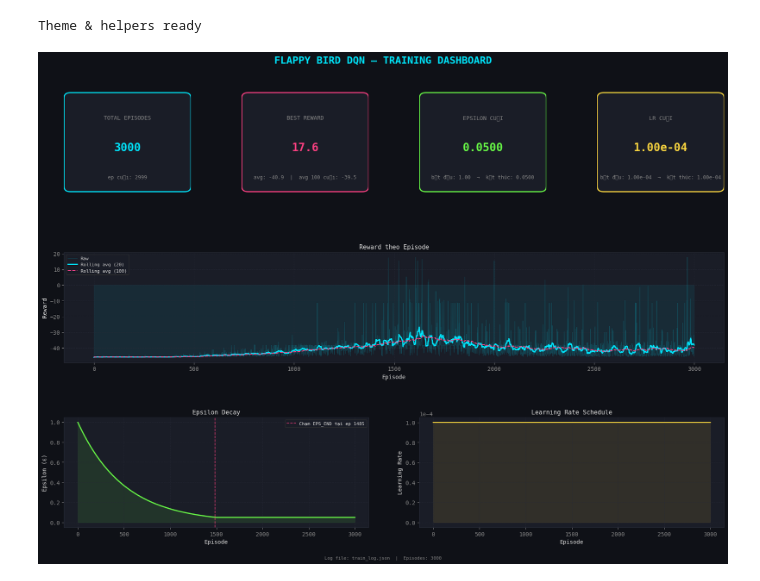
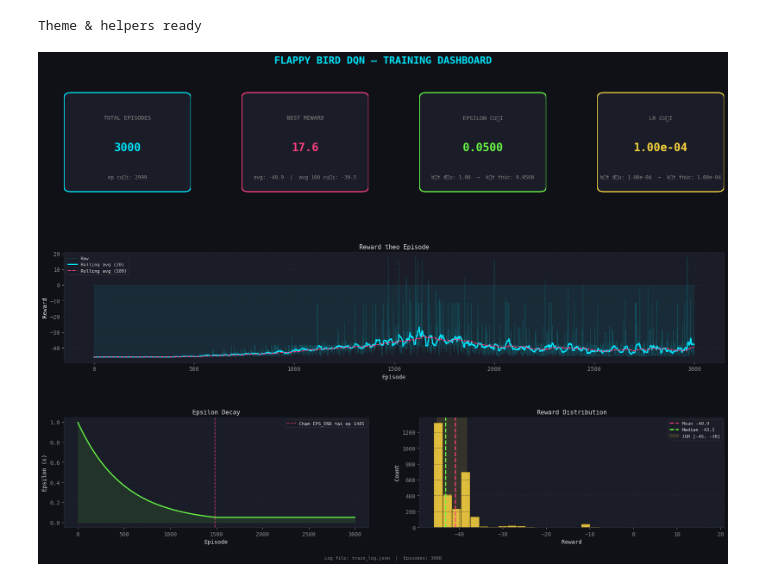
Before and after one commit to vuong01062005/Flappy-Bird---RL, a Jupyter notebook: evaluate.ipynb, the cells around one changed output. Drawn from its saved outputs; the diff is of its cells as text; code cells hidden in the pictures.

```diff
--- a/evaluate.ipynb
+++ b/evaluate.ipynb
@@ -49,7 +49,7 @@ from matplotlib.patches import FancyBboxPatch
 %matplotlib inline
 # %%
 MODEL_PATH = "./models/flappy_dqn_2800.pth"
-NUM_EPISODES = 200
+NUM_EPISODES = 100
 OUTPUT_FILE = "eval_results.json"
 # %%
 def count_pipes(env_log):
@@ -424,43 +433,44 @@ ax1.set_xlabel("Episode")
 ax1.set_ylabel("Reward")
 ax1.legend(fontsize=8, facecolor=PANEL, edgecolor="#333")
 ax1.grid(True)
 
 # ── Row 2 left: Epsilon decay ─────────────────────────────────────────────────
 ax2 = fig.add_subplot(gs[2, :2])
 ax2.plot(eps, epsilons, color=ACCENT3, linewidth=2)
 ax2.fill_between(eps, epsilons, alpha=0.1, color=ACCENT3)
 # Đánh dấu điểm epsilon chạm EPS_END
 eps_end_idx = next((i for i, e in enumerate(epsilons) if e <= 0.051), None)
 if eps_end_idx:
     ax2.axvline(eps[eps_end_idx], color=ACCENT2, linestyle="--",
                 linewidth=1.2, alpha=0.8,
                 label=f"Chạm EPS_END tại ep {eps[eps_end_idx]}")
     ax2.legend(fontsize=8, facecolor=PANEL, edgecolor="#333")
 ax2.set_title("Epsilon Decay", color=TEXT, fontsize=11)
 ax2.set_xlabel("Episode")
 ax2.set_ylabel("Epsilon (ε)")
 ax2.grid(True)
 
-# ── Row 2 right: Learning rate schedule ──────────────────────────────────────
+# ── Row 2 right: Reward Distribution ────────────────────────────────────────
 ax3 = fig.add_subplot(gs[2, 2:])
-ax3.plot(eps, lrs, color=ACCENT4, linewidth=2)
-ax3.fill_between(eps, lrs, alpha=0.1, color=ACCENT4)
-# Đánh dấu các mốc LR giảm (step_size=500)
-lr_changes = [i for i in range(1, len(lrs)) if lrs[i] < lrs[i-1] * 0.9]
-for idx in lr_changes:
-    ax3.axvline(eps[idx], color=ACCENT2, linestyle=":",
-                linewidth=1.0, alpha=0.6)
-ax3.set_title("Learning Rate Schedule", color=TEXT, fontsize=11)
-ax3.set_xlabel("Episode")
-ax3.set_ylabel("Learning Rate")
-ax3.ticklabel_format(axis="y", style="sci", scilimits=(0, 0))
+ax3.hist(rewards, bins=30, color=ACCENT4, edgecolor=BG, alpha=0.85)
+ax3.axvline(np.mean(rewards), color=ACCENT2, linewidth=2,
+            linestyle="--", label=f"Mean {np.mean(rewards):.1f}")
+ax3.axvline(np.median(rewards), color=ACCENT3, linewidth=2,
+            linestyle="--", label=f"Median {np.median(rewards):.1f}")
+# Tô vùng 25%-75% (interquartile range)
+q25, q75 = np.percentile(rewards, 25), np.percentile(rewards, 75)
+ax3.axvspan(q25, q75, alpha=0.12, color=ACCENT4, label=f"IQR [{q25:.0f}, {q75:.0f}]")
+ax3.set_title("Reward Distribution", color=TEXT, fontsize=11)
+ax3.set_xlabel("Reward")
+ax3.set_ylabel("Count")
+ax3.legend(fontsize=8, facecolor=PANEL, edgecolor="#333")
 ax3.grid(True)
 
 # ── Footer ────────────────────────────────────────────────────────────────────
 fig.text(0.5, 0.01,
          f"Log file: {TRAIN_LOG}  |  Episodes: {len(eps)}",
          ha="center", fontsize=8, color=SUBTEXT)
 
 plt.show()
 # %% [output]
-[figure, old version]
+[figure, new version]
```
Also changed, not shown: parts of 4 cells of this notebook, 1 other file.
